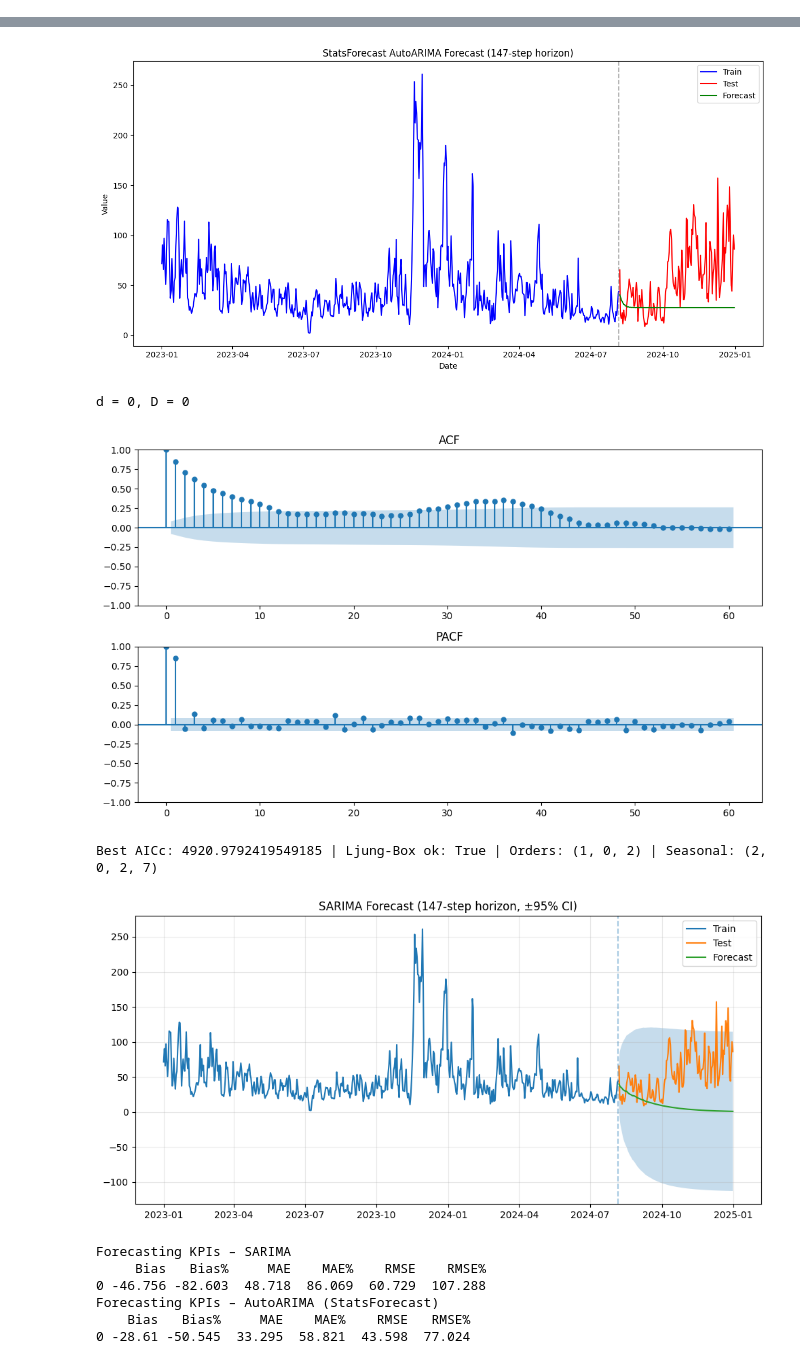
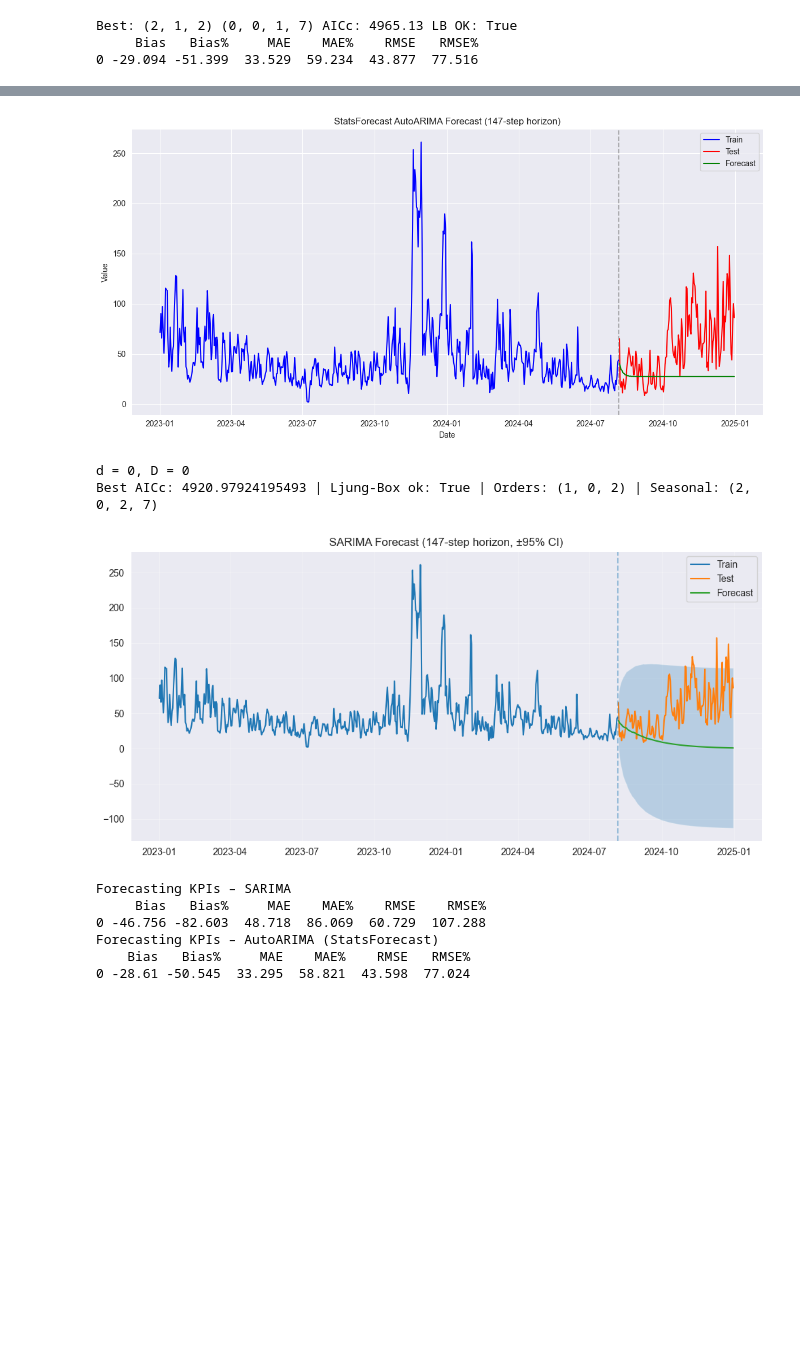
Before and after one commit to HoangHumg1210/Air_Quality-Analysis_HN, a Jupyter notebook: src/models_2.ipynb, the cells around one changed output, grey strips where cells are left out. Cells and saved outputs as stored; diff of their text form; code cells hidden in the pictures; blank space fills up the shorter version.

Commit message:
đang ở file models

```diff
--- a/src/models_2.ipynb
+++ b/src/models_2.ipynb
@@ -61,8 +95,15 @@ def get_differencing_order_d(train_series: pd.Series, max_diff: int = 10) -> int
             adf_p = adfuller(s, autolag='AIC')[1]
         except Exception:
             adf_p = 1.0
-        if adf_p < 0.05:
+
+        try:
+            kpss_p = kpss(train_series.dropna(), nlags='auto')[1]
+        except Exception:
+            kpss_p = 0.0
+
+        if adf_p < 0.05 and kpss_p > 0.05 :
             break
+
         s = s.diff().dropna()
         d += 1
     return d
@@ -72,8 +113,15 @@ def get_differencing_order_D(train_series: pd.Series, season_len: int = 7) -> in
     s = train_series.dropna()
     if len(s) >= 3 * season_len:
         stl = STL(s, period=season_len, robust=True).fit()
-        season, resid = stl.seasonal, stl.resid
+        season = stl.seasonal
+        resid = stl.resid
+
         num = np.var(resid, ddof=1)
         den = np.var(resid + season, ddof=1)
         Fs = max(0.0, 1.0 - (num / den if den > 0 else 1.0))
-    return 1 if Fs > 0.6 else 0
+    D = 1 if Fs > 0.6 else 0
+    return D
+# %%
+d = get_differencing_order_d(train)
+D = get_differencing_order_D(train, season_len=7)
+print(d, D)
@@ -134,6 +188,32 @@ def sarima_grid_search(
     valid = [c for c in candidates if c[1]]
     best = min(valid, key=lambda x: x[0]) if valid else min(candidates, key=lambda x: x[0])
     return best
+# %%
+s = 7  # mùa vụ tuần cho dữ liệu daily
+d = 1  # thường PM2.5 daily cần d=1 (hoặc dùng hàm ADF tự chọn)
+D = 0  # nếu ACF có đỉnh ở 7, 14, 21… thì D=1
+
+best_aicc, lb_ok, order, seas_order, model = sarima_grid_search(
+    train_series=train,
+    d=d, D=D, season_len=s,
+    p_range=range(0,3), q_range=range(0,3),
+    P_range=range(0,2), Q_range=range(0,2)
+)
+
+print("Best:", order, seas_order, "AICc:", round(best_aicc,2), "LB OK:", lb_ok)
+
+# Forecast ra đúng chiều dài test
+fc = model.get_forecast(steps=len(test))
+pred = fc.predicted_mean
+pred.index = test.index
+
+# KPIs (dùng hàm của bạn)
+kpis = get_forecast_kpis(test, pred)
+print(kpis)
+# %% [output]
+Best: (2, 1, 2) (0, 0, 1, 7) AICc: 4965.13 LB OK: True
+     Bias   Bias%     MAE    MAE%    RMSE   RMSE%
+0 -29.094 -51.399  33.529  59.234  43.877  77.516
 # %%
 def forecast_and_plot_sarima(train_series, test_series, fitted_model, steps):
     fcst_res = fitted_model.get_forecast(steps=steps)
@@ -184,40 +264,37 @@ def autoarima_statsforecast_pipeline(train_df, test_df, season_len=7, steps=22):
 
     return train_sf, test_sf, forecast_sf
 # %%
-# Chuẩn hóa dữ liệu cho AutoARIMA
+
 df_pm25_train = train.to_frame(name="PM25")
 df_pm25_test  = test.to_frame(name="PM25")
 
 train_df = df_pm25_train.reset_index().rename(columns={"Local Time": "date", "PM25": "total_sales"})
 test_df  = df_pm25_test.reset_index().rename(columns={"Local Time": "date", "PM25": "total_sales"})
 
-# AutoARIMA
 train_sf, test_sf, forecast_sf = autoarima_statsforecast_pipeline(
     train_df=train_df,
     test_df=test_df,
     season_len=7,
     steps=len(test_df)
 )
 
 # SARIMA
 season_len = 7
 d = get_differencing_order_d(train)
 D = get_differencing_order_D(train, season_len=season_len)
 print(f"d = {d}, D = {D}")
 
-plot_acf_pacf(train, d=d, D=D, season_len=season_len)
 best = sarima_grid_search(train, d=d, D=D, season_len=season_len)
 print("Best AICc:", best[0], "| Ljung-Box ok:", best[1], "| Orders:", best[2], "| Seasonal:", best[3])
 
 sarima_forecast = forecast_and_plot_sarima(train, test, best[4], steps=len(test))
 # %% [output]
 AutoARIMA model structure:
 ARIMA(3,1,3)
-[figure, old version]
+[figure, new version]
 d = 0, D = 0
+Best AICc: 4920.97924195493 | Ljung-Box ok: True | Orders: (1, 0, 2) | Seasonal: (2, 0, 2, 7)
-[figure, old version]
+[figure, new version]
-Best AICc: 4920.9792419549185 | Ljung-Box ok: True | Orders: (1, 0, 2) | Seasonal: (2, 0, 2, 7)
-[figure, removed]
 # %%
 print("Forecasting KPIs – SARIMA")
 print(get_forecast_kpis(test_series=test, forecast_series=sarima_forecast))
```
Also changed, not shown: parts of 7 cells of this notebook, 21 other files.
